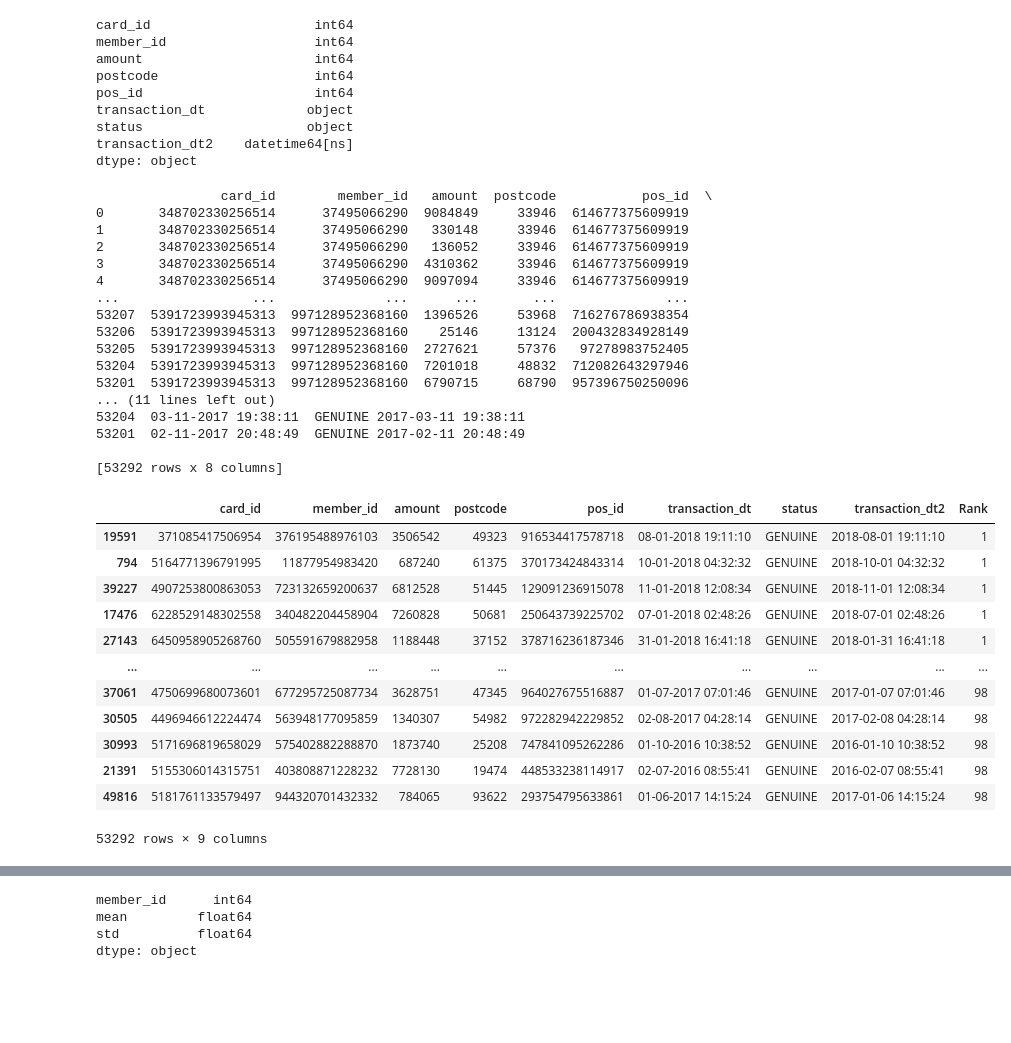
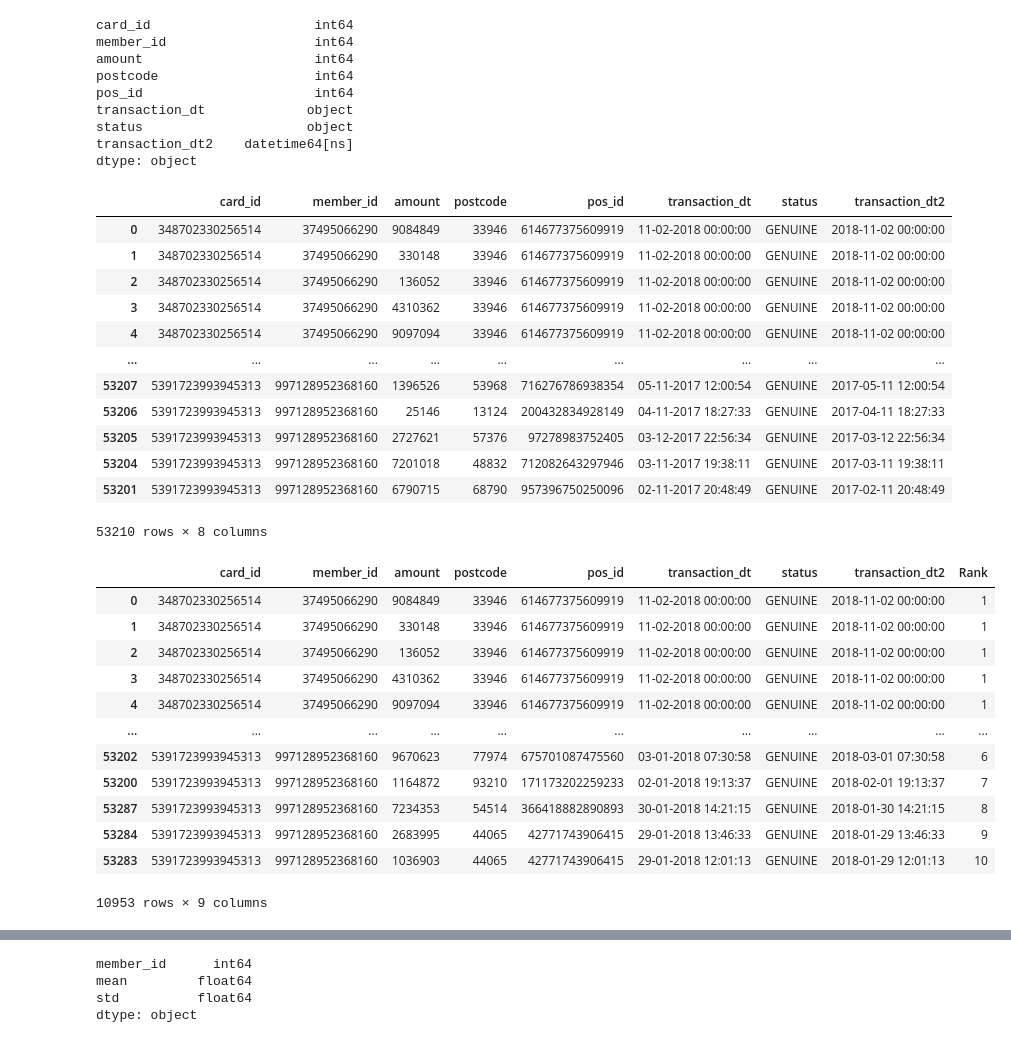
Before and after one commit to jagsrj/CreditCardFraudDetection, a Jupyter notebook: 01_Capstone_CreditCardFraud_Datacreation.ipynb, the cells around one changed output, grey strips where cells are left out. Drawn from its saved outputs; the diff is of its cells as text; code cells hidden in the pictures; blank space fills up the shorter version.

```diff
--- a/01_Capstone_CreditCardFraud_Datacreation.ipynb
+++ b/01_Capstone_CreditCardFraud_Datacreation.ipynb
@@ -51,4 +67,6 @@ df_member_score.head(5)
 # %%
+# take only genuine transactions into the dataframe
+df_card_transactions = df_card_transactions[df_card_transactions.status == 'GENUINE']
 df_card_transactions
 # %% [output]
 |  | card_id | member_id | amount | postcode | pos_id | transaction_dt | status |
@@ -93,39 +112,39 @@ dtype: object
 # Sort descending order
 df_card_transactions.sort_values(by=['member_id','transaction_dt2'], inplace=True,
                ascending = [True, False])
-print(df_card_transactions)
+df_card_transactions
 # %% [output]
+|  | card_id | member_id | amount | postcode | pos_id | transaction_dt | status | transaction_dt2 |
+| 0 | 348702330256514 | 37495066290 | 9084849 | 33946 | 614677375609919 | 11-02-2018 00:00:00 | GENUINE | 2018-11-02 00:00:00 |
+| 1 | 348702330256514 | 37495066290 | 330148 | 33946 | 614677375609919 | 11-02-2018 00:00:00 | GENUINE | 2018-11-02 00:00:00 |
+| 2 | 348702330256514 | 37495066290 | 136052 | 33946 | 614677375609919 | 11-02-2018 00:00:00 | GENUINE | 2018-11-02 00:00:00 |
+| 3 | 348702330256514 | 37495066290 | 4310362 | 33946 | 614677375609919 | 11-02-2018 00:00:00 | GENUINE | 2018-11-02 00:00:00 |
+| 4 | 348702330256514 | 37495066290 | 9097094 | 33946 | 614677375609919 | 11-02-2018 00:00:00 | GENUINE | 2018-11-02 00:00:00 |
+| ... | ... | ... | ... | ... | ... | ... | ... | ... |
+| 53207 | 5391723993945313 | 997128952368160 | 1396526 | 53968 | 716276786938354 | 05-11-2017 12:00:54 | GENUINE | 2017-05-11 12:00:54 |
+| 53206 | 5391723993945313 | 997128952368160 | 25146 | 13124 | 200432834928149 | 04-11-2017 18:27:33 | GENUINE | 2017-04-11 18:27:33 |
+| 53205 | 5391723993945313 | 997128952368160 | 2727621 | 57376 | 97278983752405 | 03-12-2017 22:56:34 | GENUINE | 2017-03-12 22:56:34 |
+| 53204 | 5391723993945313 | 997128952368160 | 7201018 | 48832 | 712082643297946 | 03-11-2017 19:38:11 | GENUINE | 2017-03-11 19:38:11 |
+| 53201 | 5391723993945313 | 997128952368160 | 6790715 | 68790 | 957396750250096 | 02-11-2017 20:48:49 | GENUINE | 2017-02-11 20:48:49 |
-                card_id        member_id   amount  postcode           pos_id  \
-0       348702330256514      37495066290  9084849     33946  614677375609919
-1       348702330256514      37495066290   330148     33946  614677375609919
-2       348702330256514      37495066290   136052     33946  614677375609919
-3       348702330256514      37495066290  4310362     33946  614677375609919
-4       348702330256514      37495066290  9097094     33946  614677375609919
-...                 ...              ...      ...       ...              ...
-53207  5391723993945313  997128952368160  1396526     53968  716276786938354
-53206  5391723993945313  997128952368160    25146     13124  200432834928149
-53205  5391723993945313  997128952368160  2727621     57376   97278983752405
-53204  5391723993945313  997128952368160  7201018     48832  712082643297946
-53201  5391723993945313  997128952368160  6790715     68790  957396750250096
-... (11 lines left out)
-53204  03-11-2017 19:38:11  GENUINE 2017-03-11 19:38:11
-53201  02-11-2017 20:48:49  GENUINE 2017-02-11 20:48:49
-
-[53292 rows x 8 columns]
+53210 rows × 8 columns
 # %%
-df_card_transactions["Rank"] = df_card_transactions.groupby("member_id")["transaction_dt2"].rank(ascending=False).astype(int)
+#Group by card_id, date in descending order and create a rank column
+# keep only top 10 rank for UCL calcuation
+df_card_transactions["Rank"] = df_card_transactions.groupby("card_id")["transaction_dt2"].rank(ascending=False, method='dense').astype(int)
 df_card_transactions.sort_values("Rank")
+df_card_transactions_top10 = df_card_transactions[(df_card_transactions.Rank <=10) ]
+df_card_transactions_top10
 # %% [output]
 |  | card_id | member_id | amount | postcode | pos_id | transaction_dt | status | transaction_dt2 | Rank |
-| 19591 | 371085417506954 | 376195488976103 | 3506542 | 49323 | 916534417578718 | 08-01-2018 19:11:10 | GENUINE | 2018-08-01 19:11:10 | 1 |
-| 794 | 5164771396791995 | 11877954983420 | 687240 | 61375 | 370173424843314 | 10-01-2018 04:32:32 | GENUINE | 2018-10-01 04:32:32 | 1 |
-| 39227 | 4907253800863053 | 723132659200637 | 6812528 | 51445 | 129091236915078 | 11-01-2018 12:08:34 | GENUINE | 2018-11-01 12:08:34 | 1 |
-| 17476 | 6228529148302558 | 340482204458904 | 7260828 | 50681 | 250643739225702 | 07-01-2018 02:48:26 | GENUINE | 2018-07-01 02:48:26 | 1 |
-| 27143 | 6450958905268760 | 505591679882958 | 1188448 | 37152 | 378716236187346 | 31-01-2018 16:41:18 | GENUINE | 2018-01-31 16:41:18 | 1 |
+| 0 | 348702330256514 | 37495066290 | 9084849 | 33946 | 614677375609919 | 11-02-2018 00:00:00 | GENUINE | 2018-11-02 00:00:00 | 1 |
+| 1 | 348702330256514 | 37495066290 | 330148 | 33946 | 614677375609919 | 11-02-2018 00:00:00 | GENUINE | 2018-11-02 00:00:00 | 1 |
+| 2 | 348702330256514 | 37495066290 | 136052 | 33946 | 614677375609919 | 11-02-2018 00:00:00 | GENUINE | 2018-11-02 00:00:00 | 1 |
+| 3 | 348702330256514 | 37495066290 | 4310362 | 33946 | 614677375609919 | 11-02-2018 00:00:00 | GENUINE | 2018-11-02 00:00:00 | 1 |
+| 4 | 348702330256514 | 37495066290 | 9097094 | 33946 | 614677375609919 | 11-02-2018 00:00:00 | GENUINE | 2018-11-02 00:00:00 | 1 |
 | ... | ... | ... | ... | ... | ... | ... | ... | ... | ... |
-| 37061 | 4750699680073601 | 677295725087734 | 3628751 | 47345 | 964027675516887 | 01-07-2017 07:01:46 | GENUINE | 2017-01-07 07:01:46 | 98 |
-| 30505 | 4496946612224474 | 563948177095859 | 1340307 | 54982 | 972282942229852 | 02-08-2017 04:28:14 | GENUINE | 2017-02-08 04:28:14 | 98 |
-| 30993 | 5171696819658029 | 575402882288870 | 1873740 | 25208 | 747841095262286 | 01-10-2016 10:38:52 | GENUINE | 2016-01-10 10:38:52 | 98 |
-| 21391 | 5155306014315751 | 403808871228232 | 7728130 | 19474 | 448533238114917 | 02-07-2016 08:55:41 | GENUINE | 2016-02-07 08:55:41 | 98 |
-| 49816 | 5181761133579497 | 944320701432332 | 784065 | 93622 | 293754795633861 | 01-06-2017 14:15:24 | GENUINE | 2017-01-06 14:15:24 | 98 |
+| 53202 | 5391723993945313 | 997128952368160 | 9670623 | 77974 | 675701087475560 | 03-01-2018 07:30:58 | GENUINE | 2018-03-01 07:30:58 | 6 |
+| 53200 | 5391723993945313 | 997128952368160 | 1164872 | 93210 | 171173202259233 | 02-01-2018 19:13:37 | GENUINE | 2018-02-01 19:13:37 | 7 |
+| 53287 | 5391723993945313 | 997128952368160 | 7234353 | 54514 | 366418882890893 | 30-01-2018 14:21:15 | GENUINE | 2018-01-30 14:21:15 | 8 |
+| 53284 | 5391723993945313 | 997128952368160 | 2683995 | 44065 | 42771743906415 | 29-01-2018 13:46:33 | GENUINE | 2018-01-29 13:46:33 | 9 |
+| 53283 | 5391723993945313 | 997128952368160 | 1036903 | 44065 | 42771743906415 | 29-01-2018 12:01:13 | GENUINE | 2018-01-29 12:01:13 | 10 |
-53292 rows × 9 columns
+10953 rows × 9 columns
```
Also changed, not shown: parts of 25 cells of this notebook, 7 other files.
